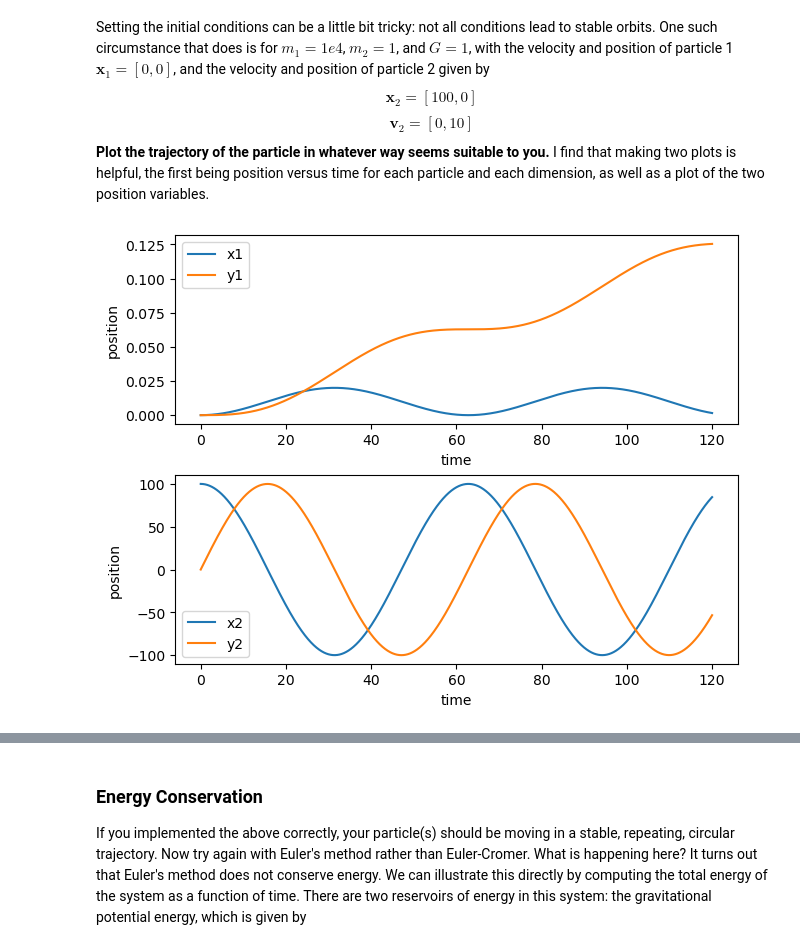
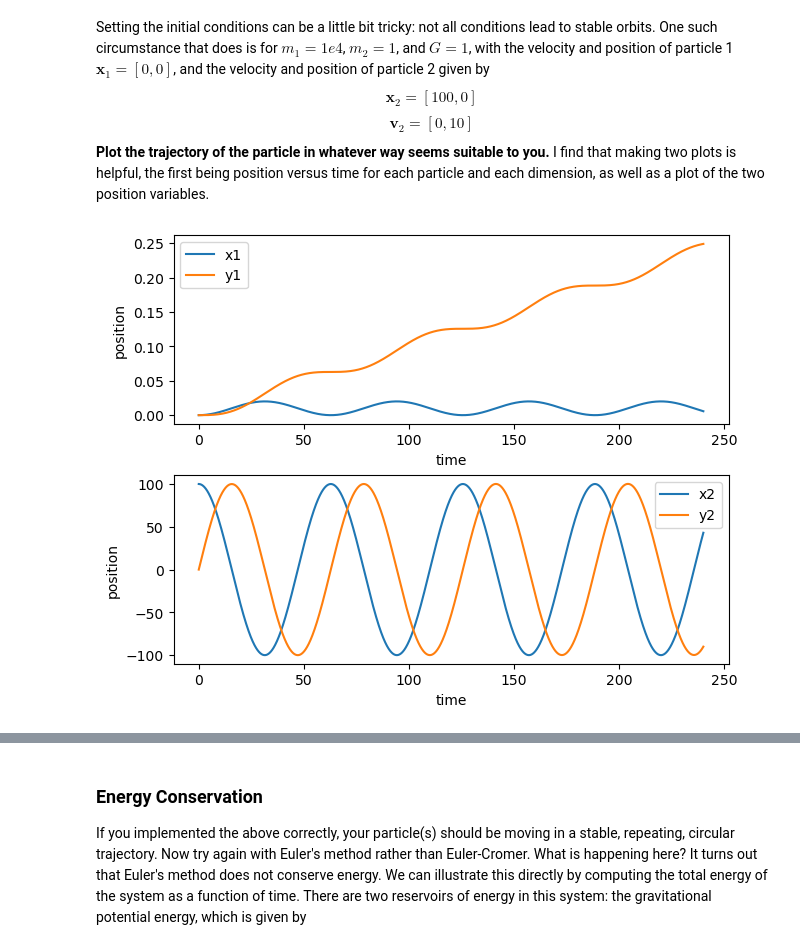
Before and after one commit to cake-dev/Simulation_class, a Jupyter notebook: Project3-Planets/Project3-PlanetaryMotion.ipynb, the cells around one changed output, grey strips where cells are left out. Cells and saved outputs as stored; diff of their text form; code cells hidden in the pictures.

```diff
--- a/Project3-Planets/Project3-PlanetaryMotion.ipynb
+++ b/Project3-Planets/Project3-PlanetaryMotion.ipynb
@@ -44,26 +44,26 @@ class PlanetaryMotion:
         Returns:
         - derivatives: A flattened array of the derivatives of positions and velocities
         """
-        # Extract positions and velocities from the state vector
-        positions = u[:2*self.N].reshape((self.N, 2))
+        # extract positions and velocities from the state vector
+        positions = u[:2*self.N].reshape((self.N, 2)) # reshape for easier indexing in loop
         velocities = u[2*self.N:].reshape((self.N, 2))
 
-        # Initialize derivatives of positions (which are just the velocities)
-        dpos_dt = velocities
+        # initialize derivatives of positions (which are just the velocities)
+        dxdt = velocities
 
-        # Initialize derivatives of velocities (accelerations) as zeros
+        # initialize derivatives of velocities (accelerations) as zeros
         # dvel_dt = np.zeros_like(velocities)
-        dvel_dt = np.zeros_like(velocities, dtype=float)
+        dvdt = np.zeros_like(velocities, dtype=float)
 
-        # Compute gravitational forces and resulting accelerations
+        # compute gravitational forces and resulting accelerations
         for i in range(self.N):
             for j in range(self.N):
                 if i != j:
                     r_ij = positions[j] - positions[i]  # Vector from particle i to particle j
                     dist_ij = np.linalg.norm(r_ij)  # Distance between particles i and j
-                    # Update acceleration of particle i due to particle j
-                    dvel_dt[i] += self.G * self.masses[j] * r_ij / dist_ij**3
+                    # update acceleration of particle i due to particle j
+                    dvdt[i] += self.G * self.masses[j] * r_ij / dist_ij**3
 
-        # Flatten the derivatives to match the structure of the input state vector
-        dudt = np.concatenate([dpos_dt.flatten(), dvel_dt.flatten()])
+        # flatten the derivatives to match the structure of the input state vector [x1, y1, x2, y2, ... vx1, vy1, vx2, vy2, ...]
+        dudt = np.concatenate([dxdt.flatten(), dvdt.flatten()])
         return dudt
@@ -201,34 +139,34 @@ import matplotlib.pyplot as plt
 # initial conditions
 G = 1#6.67e-11
 mass1 = 10000
 mass2 = 1
 distance = 100
-velocity = np.sqrt(G * mass1 / distance)  # Initial tangential velocity for a circular orbit, 10 in this case
+velocity = np.sqrt(G * mass1 / distance)  # Initial tangential velocity for a circular orbit, 10 in this case (wikipedia)
 
 # initial state with body1 at origin, body2 at distance with tangential velocity
 u_0 = np.array([0, 0, distance, 0, 0, 0, 0, velocity])
 
 # Simulation parameters
 t_0 = 0
-t_end = 120# 3.154e7  # One year in seconds
-dt = 0.01#1e5  # Time step (s)
+t_end = 240
+dt = 0.01
 
 ode = PlanetaryMotion(G=G, masses=np.array([mass1, mass2]))
 eulerCromer = EulerCromer(ode)
 integrator = Integrator(ode, eulerCromer)
 times, states = integrator.integrate([t_0, t_end], dt, u_0)
 # subplots 2
 fig, axs = plt.subplots(2, 1, constrained_layout=True)
 axs[0].plot(times,states[:,0],label='x1')
 axs[0].plot(times,states[:,1],label='y1')
 axs[0].set_xlabel('time')
 axs[0].set_ylabel('position')
 axs[0].legend()
 axs[1].plot(times,states[:,2],label='x2')
 axs[1].plot(times,states[:,3],label='y2')
 axs[1].set_xlabel('time')
 axs[1].set_ylabel('position')
 axs[1].legend()
 plt.show()
 # %% [output]
-[figure, old version]
+[figure, new version]
```
Also changed, not shown: parts of 11 cells of this notebook.
